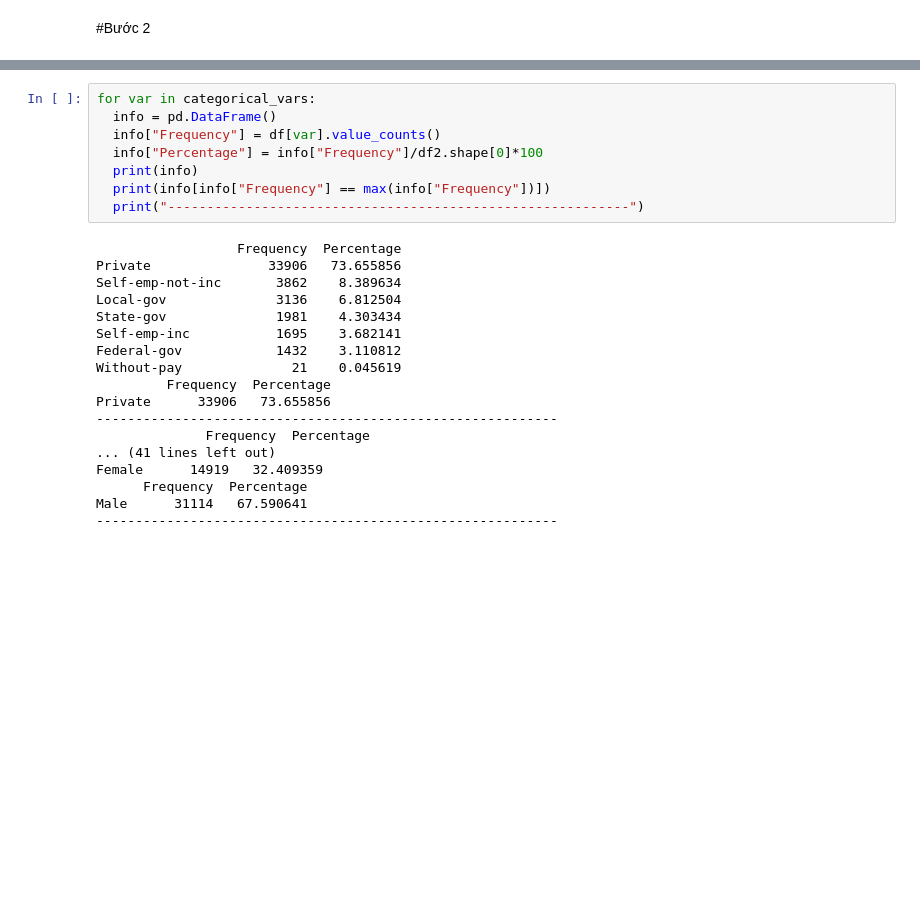
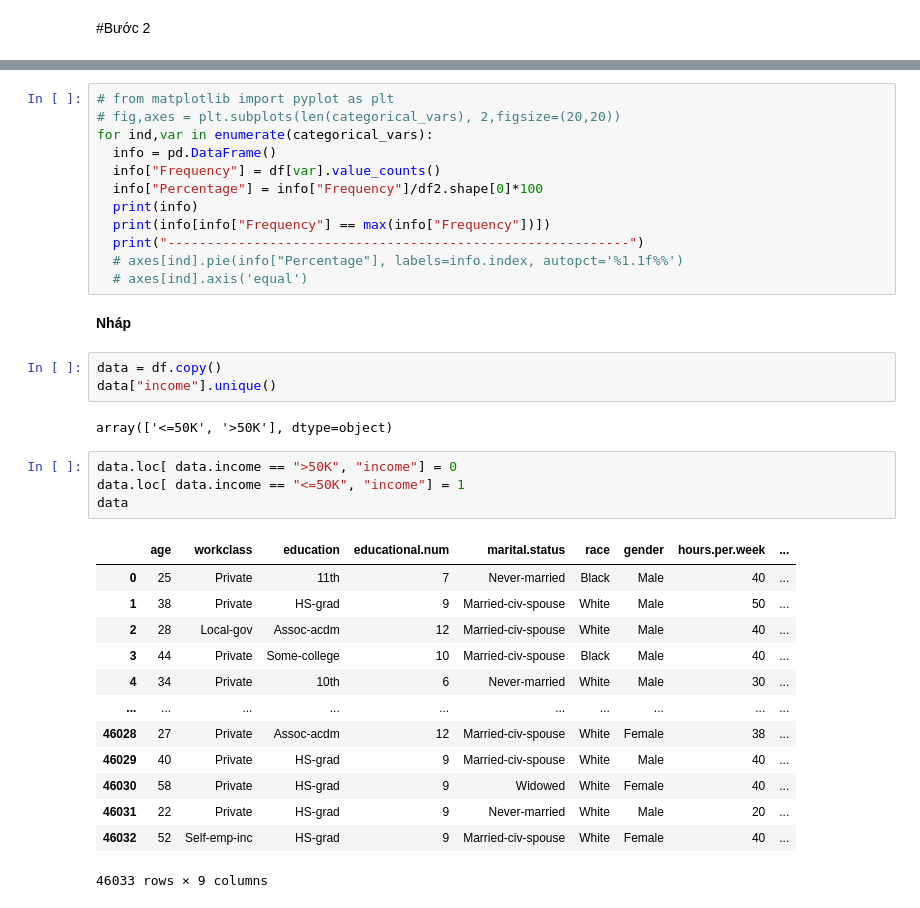
Before and after one commit to huongd17at089/income_prediction, a Jupyter notebook: income_prediction.ipynb, the cells around one changed output, grey strips where cells are left out. Saved outputs shown, nothing was run; the diff lists cells and outputs as text; blank space fills up the shorter version.

```diff
--- a/income_prediction.ipynb
+++ b/income_prediction.ipynb
@@ -91,26 +121,37 @@ df2.sample(5)
 # %%
-for var in categorical_vars:
+# from matplotlib import pyplot as plt
+# fig,axes = plt.subplots(len(categorical_vars), 2,figsize=(20,20))
+for ind,var in enumerate(categorical_vars):
   info = pd.DataFrame()
   info["Frequency"] = df[var].value_counts()
   info["Percentage"] = info["Frequency"]/df2.shape[0]*100
   print(info)
   print(info[info["Frequency"] == max(info["Frequency"])])
   print("-----------------------------------------------------------")
+  # axes[ind].pie(info["Percentage"], labels=info.index, autopct='%1.1f%%')
+  # axes[ind].axis('equal')
-# %% [output]
-                  Frequency  Percentage
-Private               33906   73.655856
-Self-emp-not-inc       3862    8.389634
-Local-gov              3136    6.812504
-State-gov              1981    4.303434
-Self-emp-inc           1695    3.682141
-Federal-gov            1432    3.110812
-Without-pay              21    0.045619
-         Frequency  Percentage
-Private      33906   73.655856
------------------------------------------------------------
-              Frequency  Percentage
-... (41 lines left out)
-Female      14919   32.409359
-      Frequency  Percentage
-Male      31114   67.590641
------------------------------------------------------------
+# %% [markdown]
+**Nháp**
+# %%
+data = df.copy()
+data["income"].unique()
+# %% [output]
+array(['<=50K', '>50K'], dtype=object)
+# %%
+data.loc[ data.income == ">50K", "income"] = 0
+data.loc[ data.income == "<=50K", "income"] = 1
+data
+# %% [output]
+|  | age | workclass | education | educational.num | marital.status | race | gender | hours.per.week | ... |
+| 0 | 25 | Private | 11th | 7 | Never-married | Black | Male | 40 | ... |
+| 1 | 38 | Private | HS-grad | 9 | Married-civ-spouse | White | Male | 50 | ... |
+| 2 | 28 | Local-gov | Assoc-acdm | 12 | Married-civ-spouse | White | Male | 40 | ... |
+| 3 | 44 | Private | Some-college | 10 | Married-civ-spouse | Black | Male | 40 | ... |
+| 4 | 34 | Private | 10th | 6 | Never-married | White | Male | 30 | ... |
+| ... | ... | ... | ... | ... | ... | ... | ... | ... | ... |
+| 46028 | 27 | Private | Assoc-acdm | 12 | Married-civ-spouse | White | Female | 38 | ... |
+| 46029 | 40 | Private | HS-grad | 9 | Married-civ-spouse | White | Male | 40 | ... |
+| 46030 | 58 | Private | HS-grad | 9 | Widowed | White | Female | 40 | ... |
+| 46031 | 22 | Private | HS-grad | 9 | Never-married | White | Male | 20 | ... |
+| 46032 | 52 | Self-emp-inc | HS-grad | 9 | Married-civ-spouse | White | Female | 40 | ... |
+46033 rows × 9 columns
```
Also changed, not shown: parts of 10 cells of this notebook.
